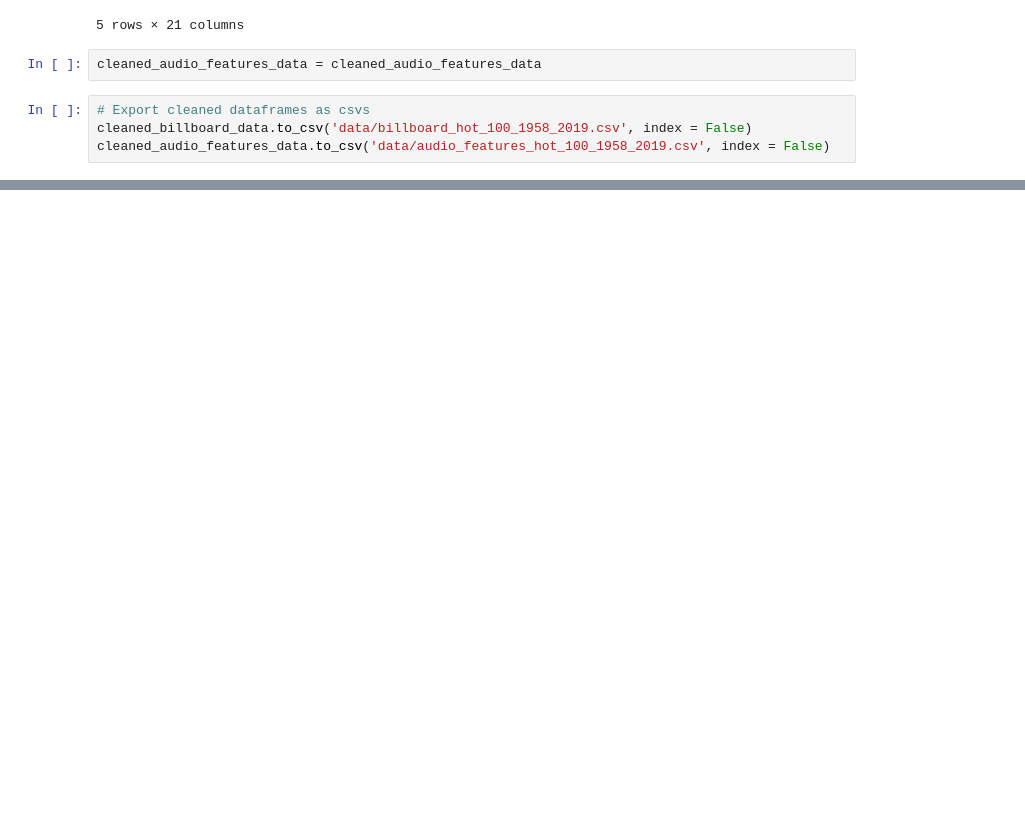
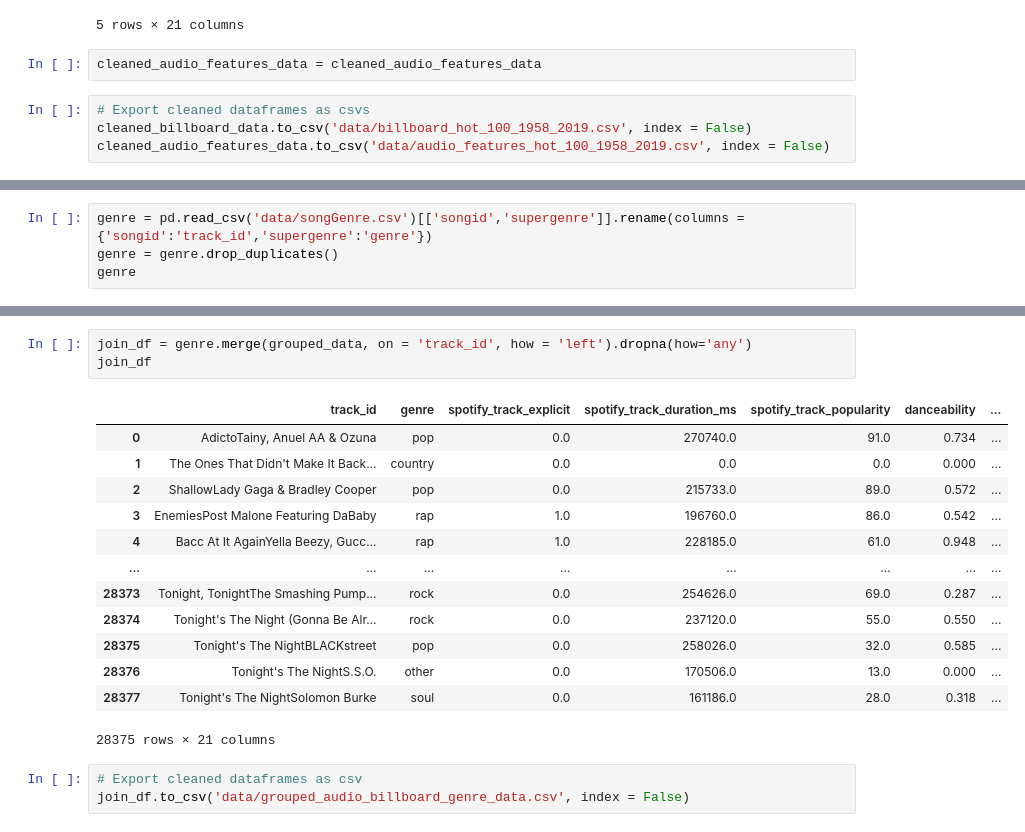
Before and after one commit to tkuar/project3, a Jupyter notebook: data_cleanup.ipynb, the cells around one changed output, grey strips where cells are left out. Drawn from its saved outputs; the diff is of its cells as text; blank space fills up the shorter version.

```diff
--- a/data_cleanup.ipynb
+++ b/data_cleanup.ipynb
@@ -188,0 +266,4 @@ cleaned_audio_features_data.to_csv('data/audio_features_hot_100_1958_2019.csv',
+# %%
+genre = pd.read_csv('data/songGenre.csv')[['songid','supergenre']].rename(columns = {'songid':'track_id','supergenre':'genre'})
+genre = genre.drop_duplicates()
+genre
@@ -188,0 +284,20 @@ cleaned_audio_features_data.to_csv('data/audio_features_hot_100_1958_2019.csv',
+# %%
+join_df = genre.merge(grouped_data, on = 'track_id', how = 'left').dropna(how='any')
+join_df
+# %% [output]
+|  | track_id | genre | spotify_track_explicit | spotify_track_duration_ms | spotify_track_popularity | danceability | ... |
+| 0 | AdictoTainy, Anuel AA & Ozuna | pop | 0.0 | 270740.0 | 91.0 | 0.734 | ... |
+| 1 | The Ones That Didn't Make It Back... | country | 0.0 | 0.0 | 0.0 | 0.000 | ... |
+| 2 | ShallowLady Gaga & Bradley Cooper | pop | 0.0 | 215733.0 | 89.0 | 0.572 | ... |
+| 3 | EnemiesPost Malone Featuring DaBaby | rap | 1.0 | 196760.0 | 86.0 | 0.542 | ... |
+| 4 | Bacc At It AgainYella Beezy, Gucc... | rap | 1.0 | 228185.0 | 61.0 | 0.948 | ... |
+| ... | ... | ... | ... | ... | ... | ... | ... |
+| 28373 | Tonight, TonightThe Smashing Pump... | rock | 0.0 | 254626.0 | 69.0 | 0.287 | ... |
+| 28374 | Tonight's The Night (Gonna Be Alr... | rock | 0.0 | 237120.0 | 55.0 | 0.550 | ... |
+| 28375 | Tonight's The NightBLACKstreet | pop | 0.0 | 258026.0 | 32.0 | 0.585 | ... |
+| 28376 | Tonight's The NightS.S.O. | other | 0.0 | 170506.0 | 13.0 | 0.000 | ... |
+| 28377 | Tonight's The NightSolomon Burke | soul | 0.0 | 161186.0 | 28.0 | 0.318 | ... |
+28375 rows × 21 columns
+# %%
+# Export cleaned dataframes as csv
+join_df.to_csv('data/grouped_audio_billboard_genre_data.csv', index = False)
```
Also changed, not shown: parts of 10 cells of this notebook, 4 other files.
